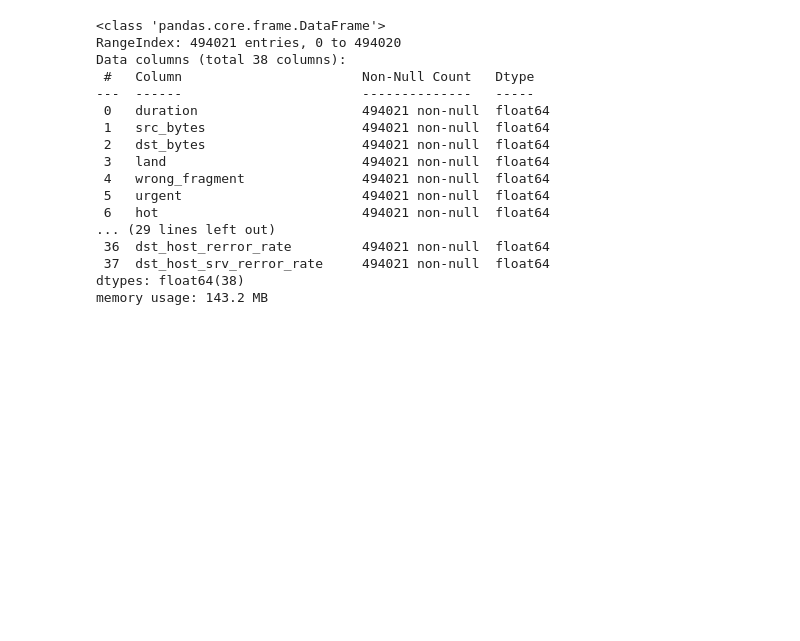
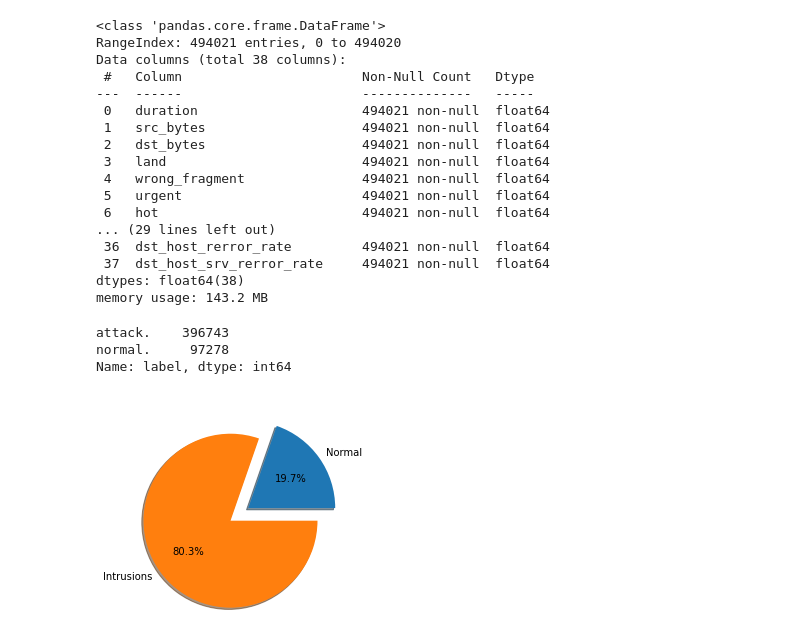
Before and after one commit to mallik18/Intrusion_detection_ML, a Jupyter notebook: src/main.ipynb, the cells around one changed output. Drawn from its saved outputs; the diff is of its cells as text; code cells hidden in the pictures; blank space fills up the shorter version.

```diff
--- a/src/main.ipynb
+++ b/src/main.ipynb
@@ -121,3 +124,31 @@ Data columns (total 38 columns):
  37  dst_host_srv_rerror_rate     494021 non-null  float64
 dtypes: float64(38)
 memory usage: 143.2 MB
+# %%
+# Categorizing and analyzing the distribution of normal vs attack entries.
+
+labels = kdd_data['label'].copy()
+labels[labels!='normal.'] = 'attack.'
+labels.value_counts()
+# %% [output]
+attack.    396743
+normal.     97278
+Name: label, dtype: int64
+# %%
+## Plotting and visualizing the distribution of normal vs attack entries.
+
+type_frequencies = kdd_data['label'].value_counts()
+normal_frequency = type_frequencies['normal.']
+intrusion_frequency = sum([count for outcome_type, count in type_frequencies.iteritems() if outcome_type != 'normal.'])
+
+figure = pyplot.figure()
+pyplot.pie(
+    [normal_frequency, intrusion_frequency],
+    labels=["Normal", "Intrusions"],
+    explode=[0, .25],
+    autopct='%1.1f%%',
+    shadow=True,
+)
+pyplot.show()
+# %% [output]
+[figure, added]
```
Also changed, not shown: parts of 3 cells of this notebook, 1 other file.
